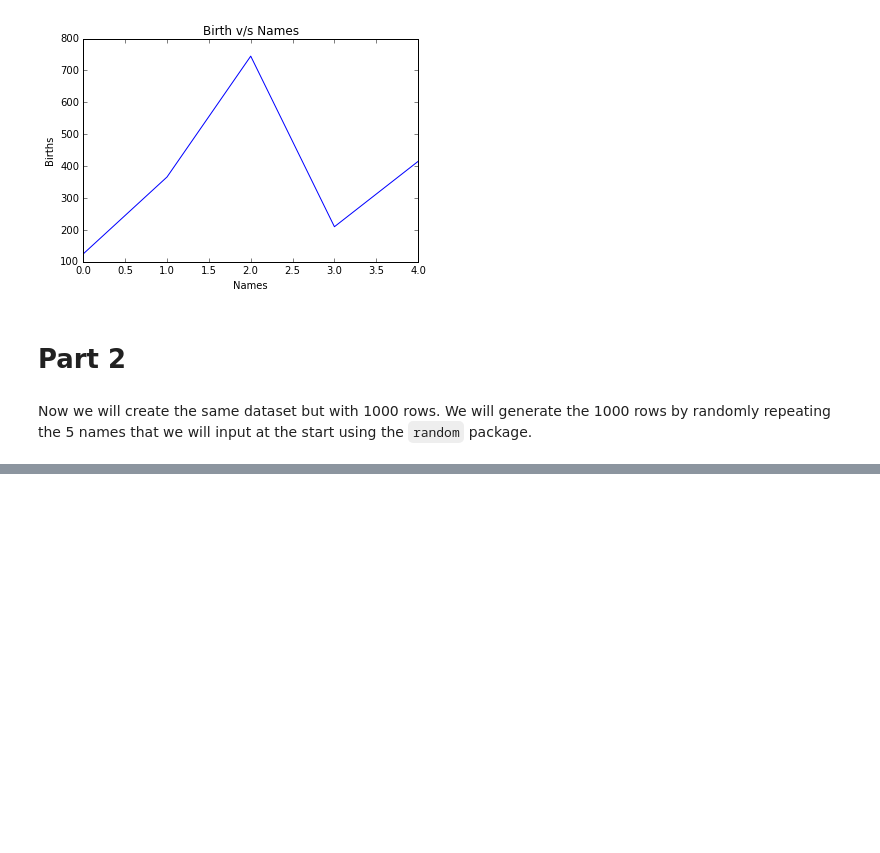
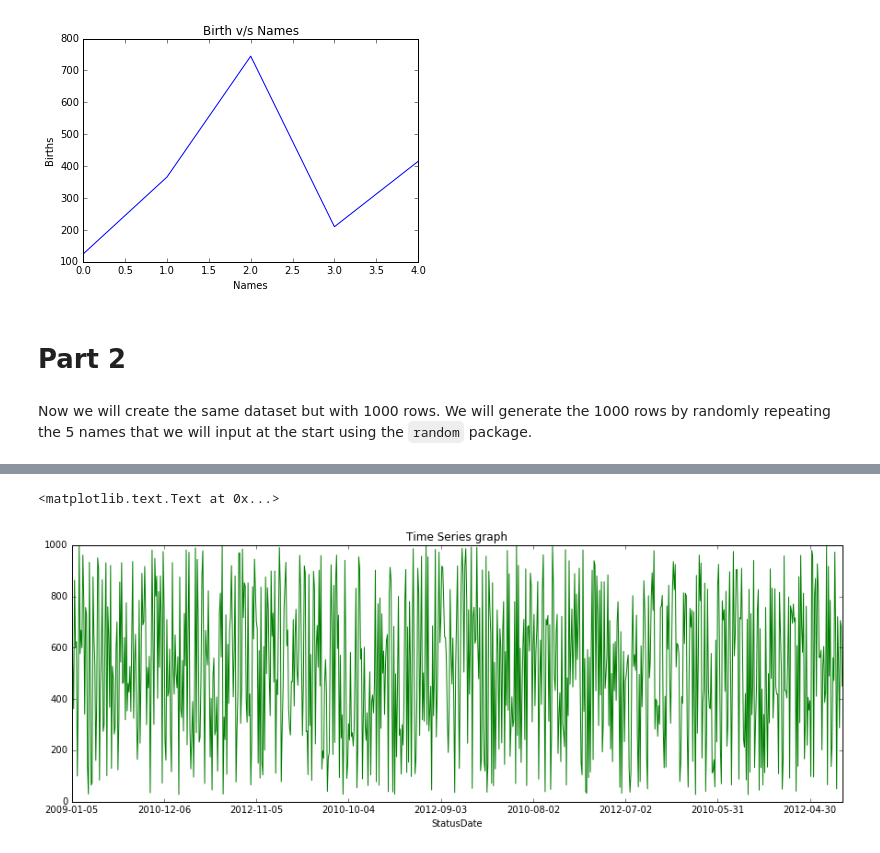
Before and after one commit to soutik/Learning-Python, a Jupyter notebook: Learning Pandas.ipynb, the cells around one changed output, grey strips where cells are left out. Cells and saved outputs as stored; diff of their text form; code cells hidden in the pictures; blank space fills up the shorter version.

```diff
--- a/Learning Pandas.ipynb
+++ b/Learning Pandas.ipynb
@@ -165,0 +225,3 @@ NameError: name 'ylabel' is not defined
+# %%
+df.to_csv('Part3.csv', index = False)
+df = read_csv('/Users/soutik/Documents/GitHub/Python Scripts/Learning-Python/Part3.csv', index_col='StatusDate')
@@ -165,0 +238,6 @@ NameError: name 'ylabel' is not defined
+# %%
+df['CustomerCount'].plot(figsize = (15,5), color = 'green')
+matplotlib.pyplot.title("Time Series graph")
+# %% [output]
+<matplotlib.text.Text at 0x...>
+[figure, added]
```
Also changed, not shown: parts of 20 cells of this notebook, 17 other files.
